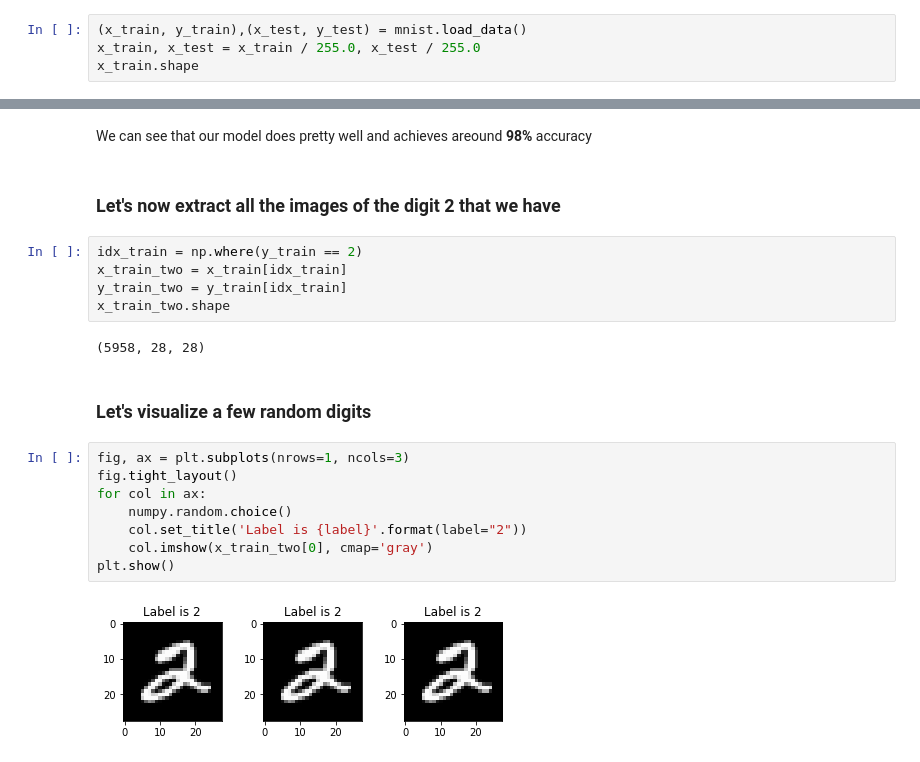
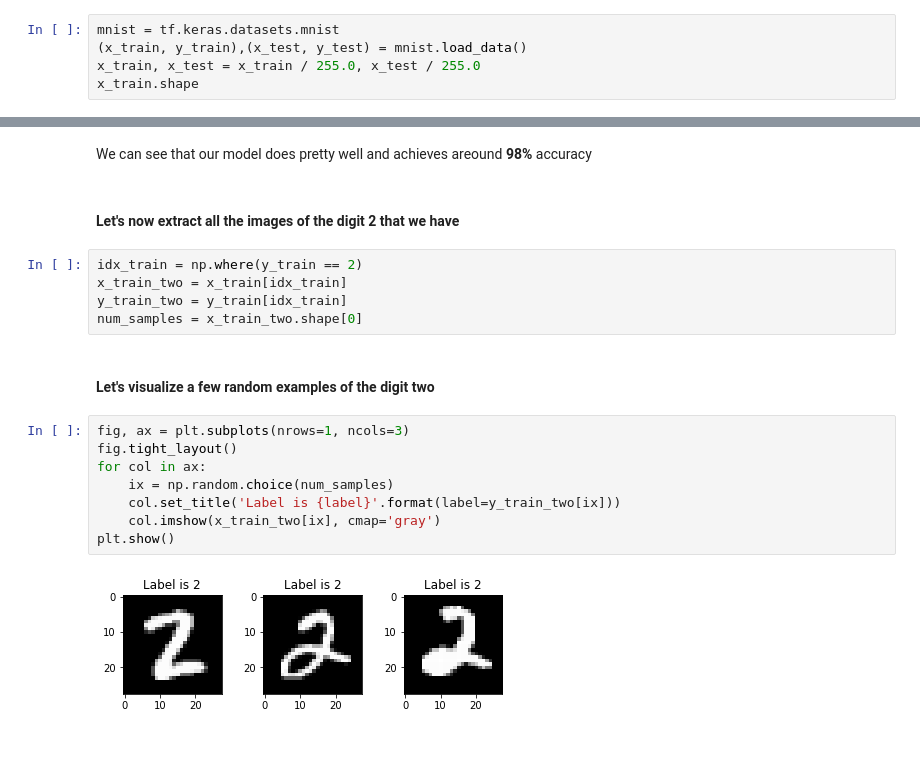
Before and after one commit to halldorbjarni/ml_challenge, a Jupyter notebook: 500Pix_Challenge.ipynb, the cells around one changed output, grey strips where cells are left out. Cells and saved outputs as stored; diff of their text form.

Commit message:
Finished initial algorithm for generating adversarial image

```diff
--- a/500Pix_Challenge.ipynb
+++ b/500Pix_Challenge.ipynb
@@ -5,6 +5,7 @@ import matplotlib.pyplot as plt
 # %% [markdown]
 #### Let's load our mnist data
 # %%
+mnist = tf.keras.datasets.mnist
 (x_train, y_train),(x_test, y_test) = mnist.load_data()
 x_train, x_test = x_train / 255.0, x_test / 255.0
 x_train.shape
@@ -51,23 +58,21 @@ model.evaluate(x_test, y_test)
 # %% [markdown]
 We can see that our model does pretty well and achieves areound **98%** accuracy
 # %% [markdown]
-### Let's now extract all the images of the digit 2 that we have
+#### Let's now extract all the images of the digit 2 that we have
 # %%
 idx_train = np.where(y_train == 2)
 x_train_two = x_train[idx_train]
 y_train_two = y_train[idx_train]
-x_train_two.shape
+num_samples = x_train_two.shape[0]
-# %% [output]
-(5958, 28, 28)
 # %% [markdown]
-### Let's visualize a few random digits
+#### Let's visualize a few random examples of the digit two
 # %%
 fig, ax = plt.subplots(nrows=1, ncols=3)
 fig.tight_layout()
 for col in ax:
-    numpy.random.choice()
-    col.set_title('Label is {label}'.format(label="2"))
-    col.imshow(x_train_two[0], cmap='gray')
+    ix = np.random.choice(num_samples)
+    col.set_title('Label is {label}'.format(label=y_train_two[ix]))
+    col.imshow(x_train_two[ix], cmap='gray')
 plt.show()
 # %% [output]
-[figure, old version]
+[figure, new version]
```
Also changed, not shown: parts of 10 cells of this notebook.
